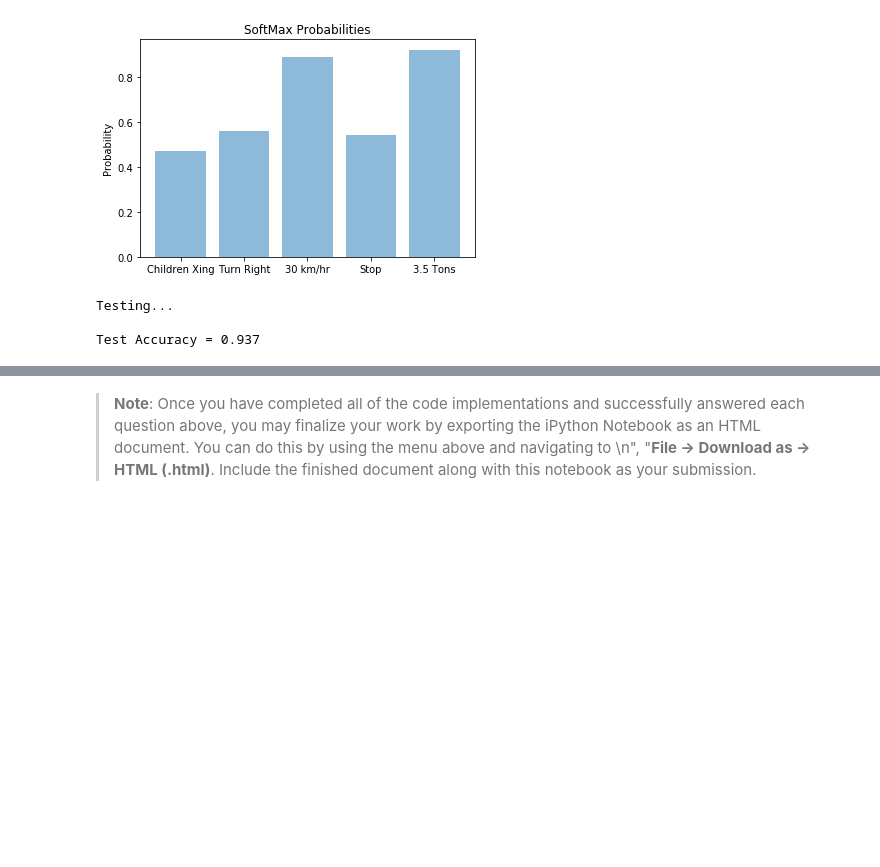
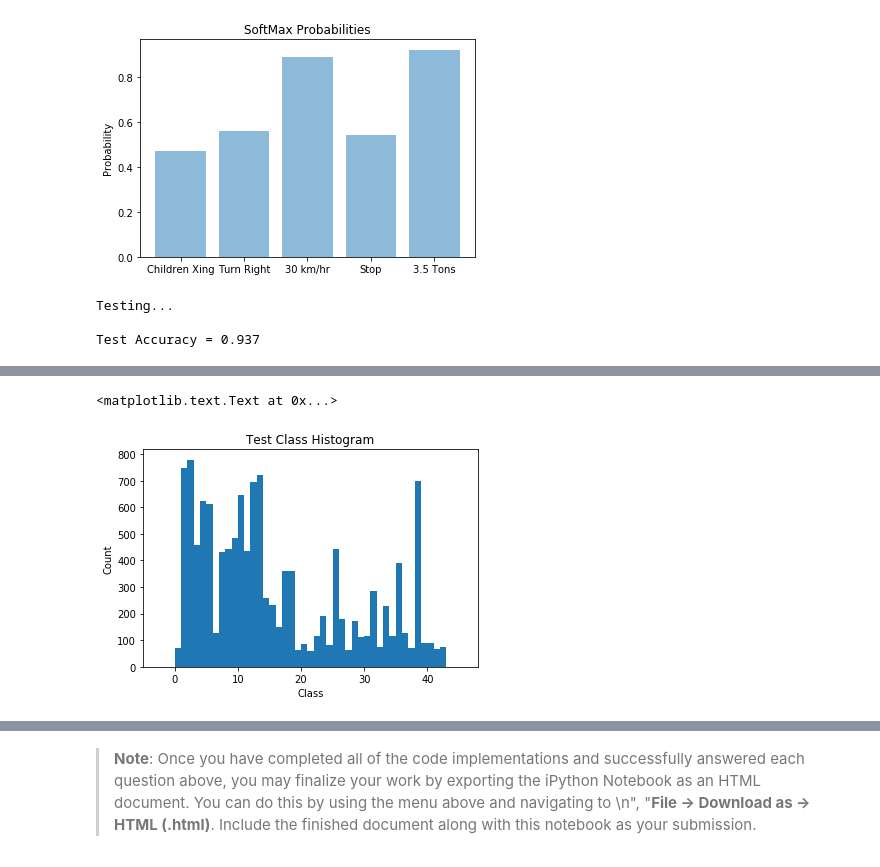
Before and after one commit to avernethy/CarND-Traffic-Sign-Classifier-Project, a Jupyter notebook: Traffic_Sign_Classifier.ipynb, the cells around one changed output, grey strips where cells are left out. Saved outputs shown, nothing was run; the diff lists cells and outputs as text; code cells hidden in the pictures; blank space fills up the shorter version.

```diff
--- a/Traffic_Sign_Classifier.ipynb
+++ b/Traffic_Sign_Classifier.ipynb
@@ -758,0 +757,6 @@ Once you have completed the code implementation, document your results in a proj
+# %%
+#Determine the predictions
+with tf.Session() as sess:
+    saver.restore(sess, tf.train.latest_checkpoint('.'))
+
+    prediction = sess.run(prediction_operation , feed_dict={x: X_test_normal, y: y_test, keep_dropout1: 1.0, keep_dropout2: 1.0})
@@ -758,0 +781,10 @@ Once you have completed the code implementation, document your results in a proj
+# %%
+#Plot a histogram of labels from predition set (should look similar to above)
+plt.xlim([-5, 48])
+plt.hist(prediction, bins = bins)
+plt.title("Test Class Histogram")
+plt.xlabel("Class")
+plt.ylabel("Count")
+# %% [output]
+<matplotlib.text.Text at 0x...>
+[figure, added]
```
Also changed, not shown: parts of 12 cells of this notebook, 4 other files.
